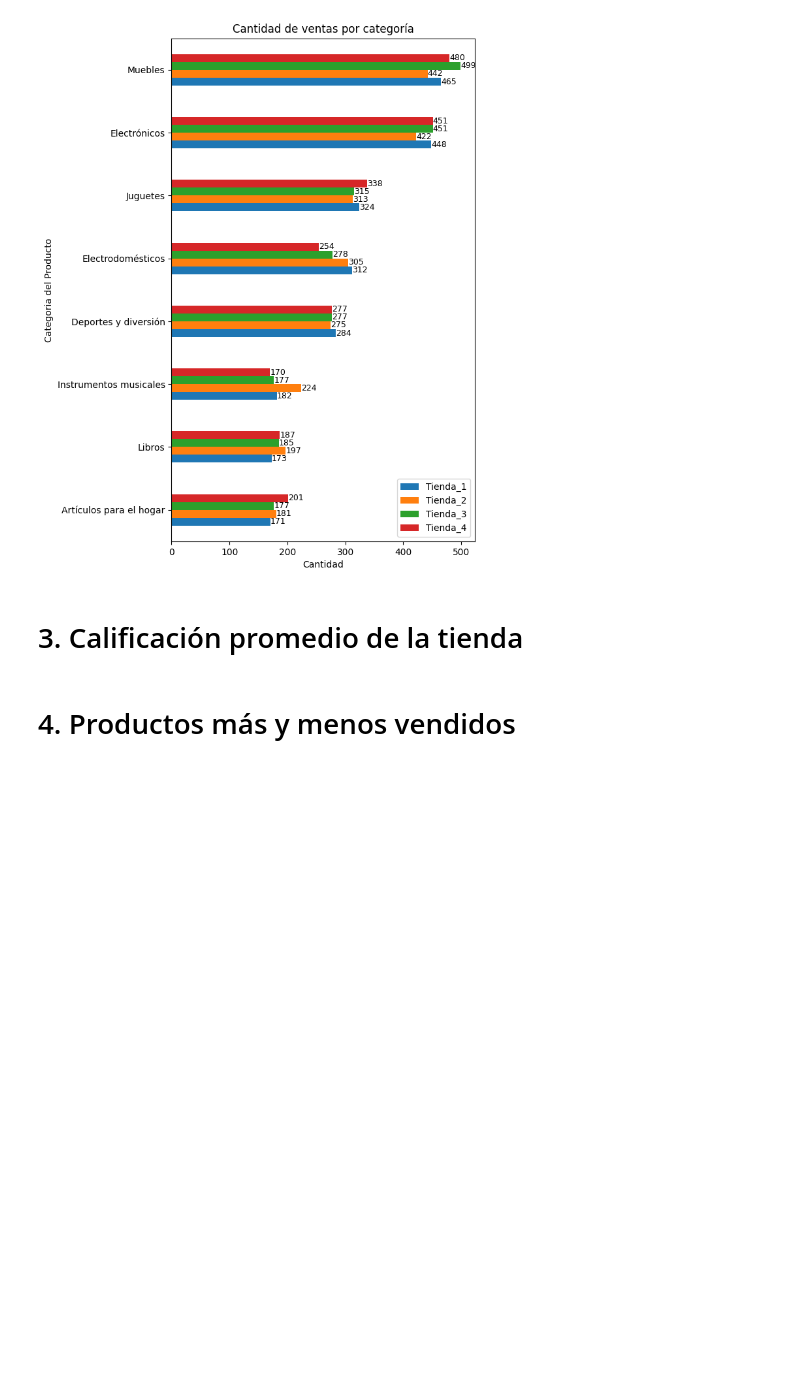
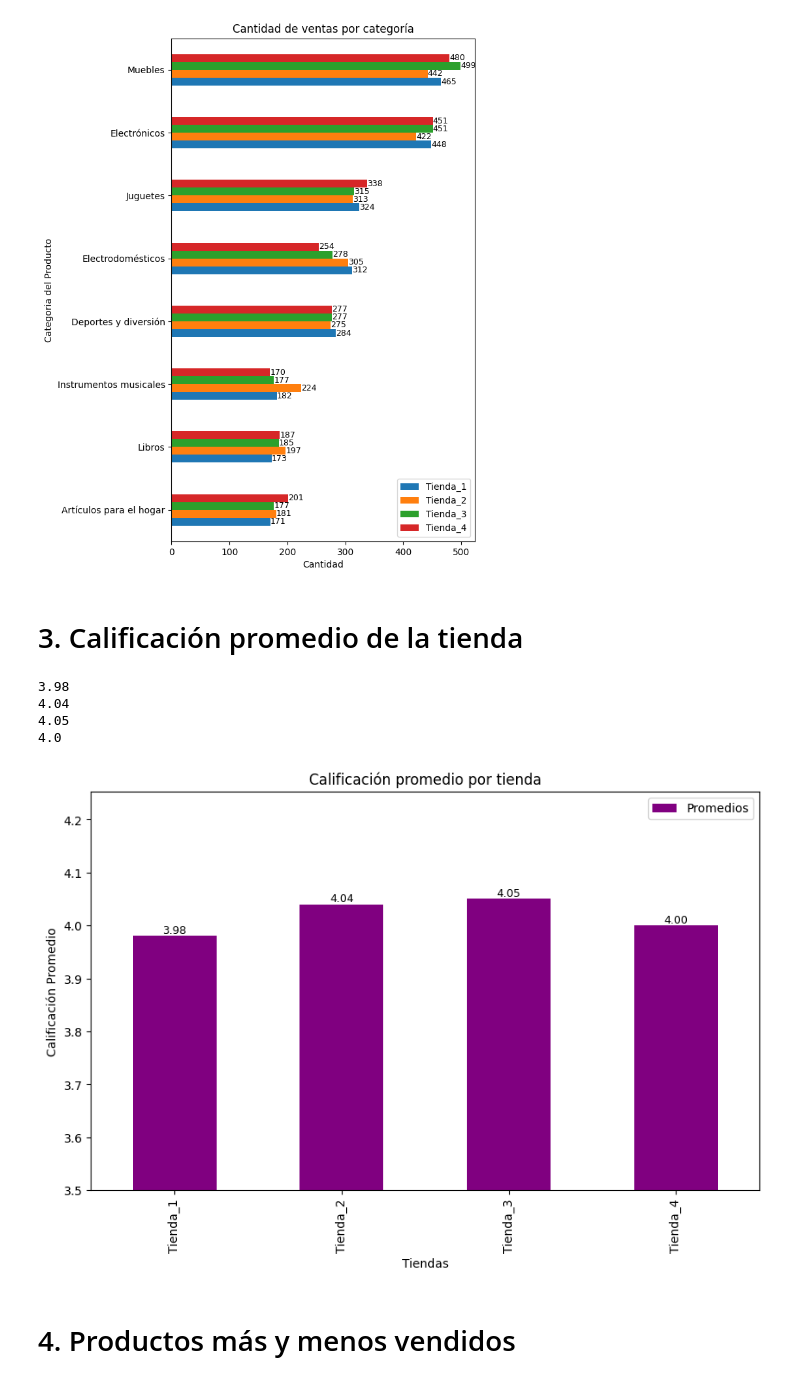
Before and after one commit to dvalderaa/Alura-Store_Latam, a Jupyter notebook: AluraStoreLatam.ipynb, the cells around one changed output. Drawn from its saved outputs; the diff is of its cells as text; code cells hidden in the pictures; blank space fills up the shorter version.

Commit message:
Se calcula la calificacion promedio por tienda

```diff
--- a/AluraStoreLatam.ipynb
+++ b/AluraStoreLatam.ipynb
@@ -180,5 +180,53 @@ gr_prodxcat_t.figure.show()
 [figure]
 # %% [markdown]
 # 3. Calificación promedio de la tienda
+# %%
+#En este paso, debes calcular las calificaciones promedio de los clientes para cada tienda.
+# El objetivo es conocer la satisfacción del cliente con los productos vendidos.
+
+calif_prom_t1 = round((tienda['Calificación'].mean()),2)
+calif_prom_t2 = round((tienda2['Calificación'].mean()),2)
+calif_prom_t3 = round((tienda3['Calificación'].mean()),2)
+calif_prom_t4 = round((tienda4['Calificación'].mean()),2)
+
+print(calif_prom_t1)
+print(calif_prom_t2)
+print(calif_prom_t3)
+print(calif_prom_t4)
+# %% [output]
+3.98
+4.04
+4.05
+4.0
+# %%
+# volcamos la información en un grafico para poder tener mayor visibilidad
+
+tiendas = ['Tienda_1','Tienda_2','Tienda_3','Tienda_4']
+promedios = [calif_prom_t1,calif_prom_t2,calif_prom_t3,calif_prom_t4]
+
+calif_prom_t = pd.DataFrame({
+    'Tiendas' : tiendas,
+    'Promedios' : promedios
+})
+
+gr_calif_prom_t = calif_prom_t.plot(x='Tiendas', y='Promedios', kind='bar', color='purple', figsize=(10,6), title='Calificación promedio por tienda')
+
+gr_calif_prom_t.set_ylim(3.5, None)
+gr_calif_prom_t.bar_label(
+    gr_calif_prom_t.containers[0],
+    labels=[f"{x:,.2f}" for x in calif_prom_t['Promedios']],
+    fmt='%.0f',
+    label_type='edge',
+    fontsize=9,
+    color= 'black'
+    )
+gr_calif_prom_t.set_ylabel('Calificación Promedio')
+gr_calif_prom_t.set_xlabel('Tiendas')
+
+gr_calif_prom_t.figure.show()
+
+#Con esto podemos determinar que la tienda 3 es la que tiene mejor calificación por parte de los clientes, sin embargo no hay una diferencia considerable entre las 4.
+# %% [output]
+[figure, added]
 # %% [markdown]
 # 4. Productos más y menos vendidos
```
Also changed, not shown: parts of 3 cells of this notebook.
